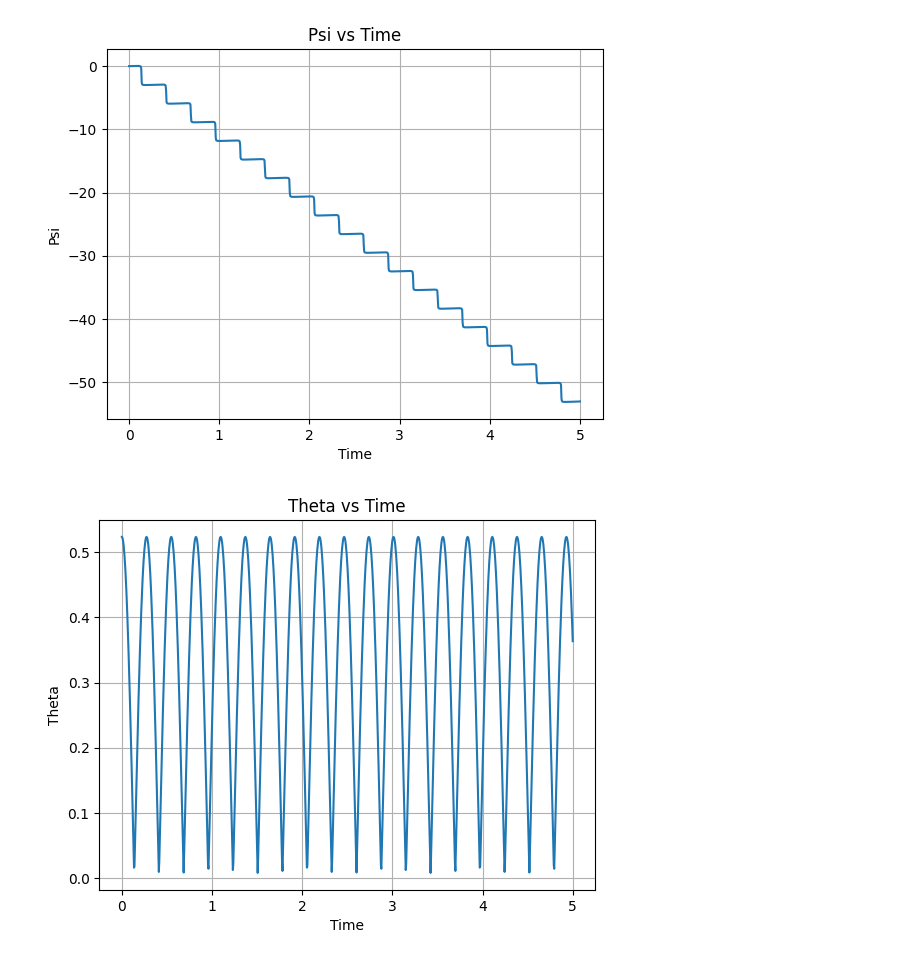
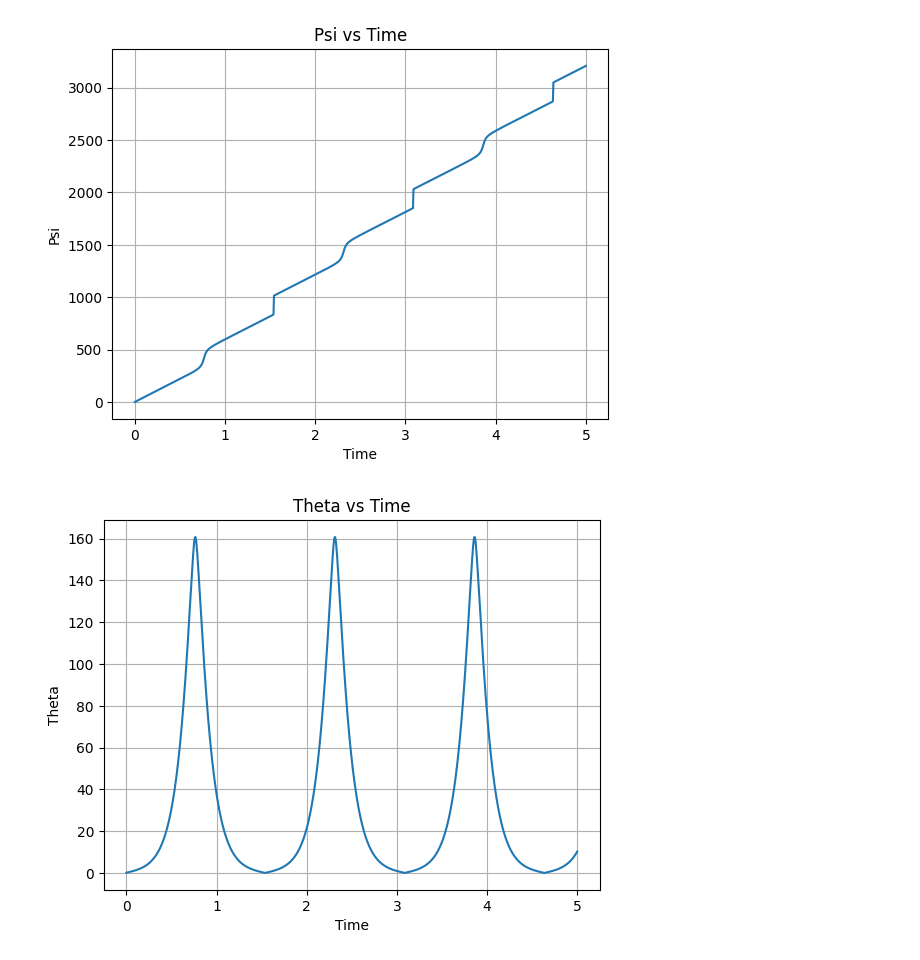
Before and after one commit to Neil-Sawhney/SpaceDynamics_SpinningBasketball, a Jupyter notebook: Project.ipynb, the cells around one changed output. Cells and saved outputs as stored; diff of their text form; code cells hidden in the pictures.

```diff
--- a/Project.ipynb
+++ b/Project.ipynb
@@ -23,11 +24,10 @@ r = sp.symbols('r')
 P = Point('P') # The point of contact with the finger
 CM = P.locatenew('CM', r*e_b.z)
 r_P_CM = CM.pos_from(P)
-
 P.set_vel(N, 0)
 P.set_vel(e_b, 0)
 CM.set_vel(e_b, 0)
-CM.set_vel(N, cross(r_P_CM, omega))
+CM.set_vel(N, omega.cross(r_P_CM))
 
 display(Markdown(r'$\vec{v}_{CM} = ' + sp.latex(CM.vel(N).express(e_b).simplify()) + r'$'))
 display(Markdown(r'$\vec{a}_{CM} = ' + sp.latex(CM.acc(N).express(e_b).simplify()) + r'$'))
@@ -48,13 +48,12 @@ display(Markdown("$I^{(B)} = "  + sp.latex(I_c.express(e_b).to_matrix(e_b)) + "$
 Fg = -m * g * N.z
 display(Markdown("$F_g = " + sp.latex(Fg.express(N)) + "$"))
 Fr = m*CM.acc(N) - Fg
-display(Markdown("$F_r = " + sp.latex(Fr.express(e_b).simplify()) + "$"))
 
 # Eulers second law
-Hc = dot(I_c , omega).express(e_b)
-Hcdot = Hc.diff(t, N).express(e_b)
+Hc = I_c.dot(omega)
+Hcdot = Hc.diff(t, N)
 r_p = -r_P_CM
-M = cross(r_p, Fr).express(e_b)
+M = r_p.cross(Fr)
 
 fancyWayToWriteZero  = (Hcdot - M).express(e_b).simplify()
 display(Markdown("$ \dot{H}_c - M = " + sp.latex(fancyWayToWriteZero) + "$"))
@@ -102,7 +100,7 @@ import numpy as np
 from scipy.integrate import odeint
 import matplotlib.pyplot as plt
 
-givens = {r: 0.12, m: .625 , g: 9.80665, theta_0: 30 * np.pi/180, phi_0: .1*np.pi/180, psi_0: .1*np.pi/180, thetadot_0: 2 * np.pi/180, psidot_0: 30 * np.pi/180, phidot_0: .1*np.pi/180}
+givens = {r: 0.12, m: .625 , g: 9.80665, theta_0: 0.1 * np.pi/180, phi_0: 0, psi_0: 0, thetadot_0: 10 * np.pi/180, psidot_0: 500 * np.pi/180, phidot_0: 10*np.pi/180}
 
 w1, w2, w3 = sp.symbols('w1 w2 w3')
 dw1dt = sp.lambdify([psi, w1, theta, w2, phi, w3], sol[0][psi.diff(t,2)].subs(givens).subs({psi.diff(t): w1, theta.diff(t): w2, phi.diff(t): w3}), 'numpy')
@@ -116,35 +114,36 @@ def model(z, t):
 initial_conditions = [givens[psi_0], givens[psidot_0], givens[theta_0], givens[thetadot_0], givens[phi_0], givens[phidot_0]]
 
 tlin = np.linspace(0, 5, 1000)
 
 solution = odeint(model, initial_conditions, tlin)
 
-psi_plot = solution[:, 0]
-theta_plot = solution[:, 2]
-phi_plot = solution[:, 4]
+psi_plot = solution[:, 0] * 180/np.pi
+theta_plot = solution[:, 2] * 180/np.pi
+phi_plot = solution[:, 4] * 180/np.pi
+
 
 plt.figure()
 plt.plot(tlin, psi_plot)
 plt.xlabel('Time')
 plt.ylabel('Psi')
 plt.title('Psi vs Time')
 plt.grid()
 
 plt.figure()
 plt.plot(tlin, theta_plot)
 plt.xlabel('Time')
 plt.ylabel('Theta')
 plt.title('Theta vs Time')
 plt.grid()
 
 plt.figure()
 plt.plot(tlin, phi_plot)
 plt.xlabel('Time')
 plt.ylabel('Phi')
 plt.title('Phi vs Time')
 plt.grid()
 
 plt.show()
 # %% [output]
-[figure, old version]
+[figure, new version]
-[figure, old version]
+[figure, new version]
```
Also changed, not shown: parts of 8 cells of this notebook, 54 other files.
